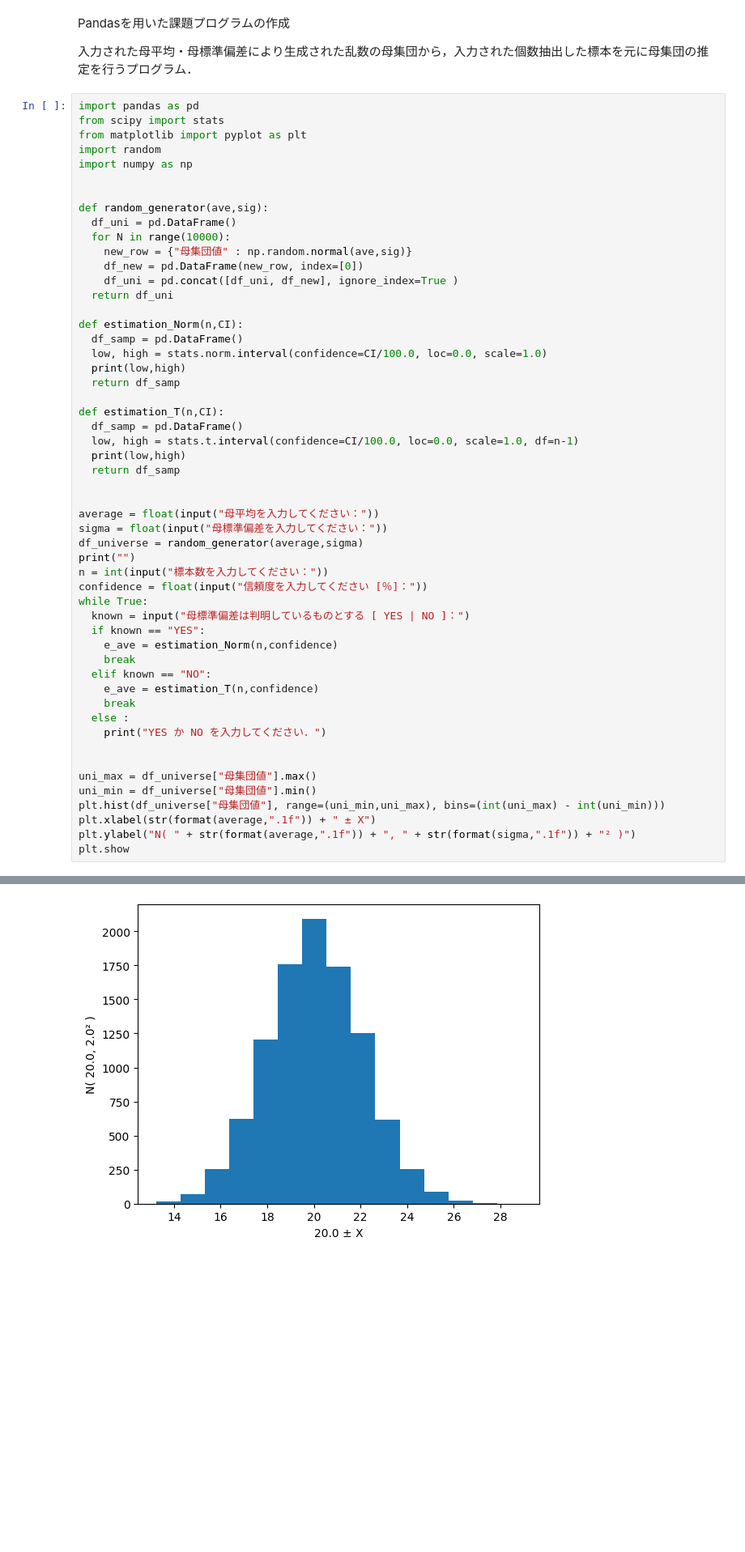
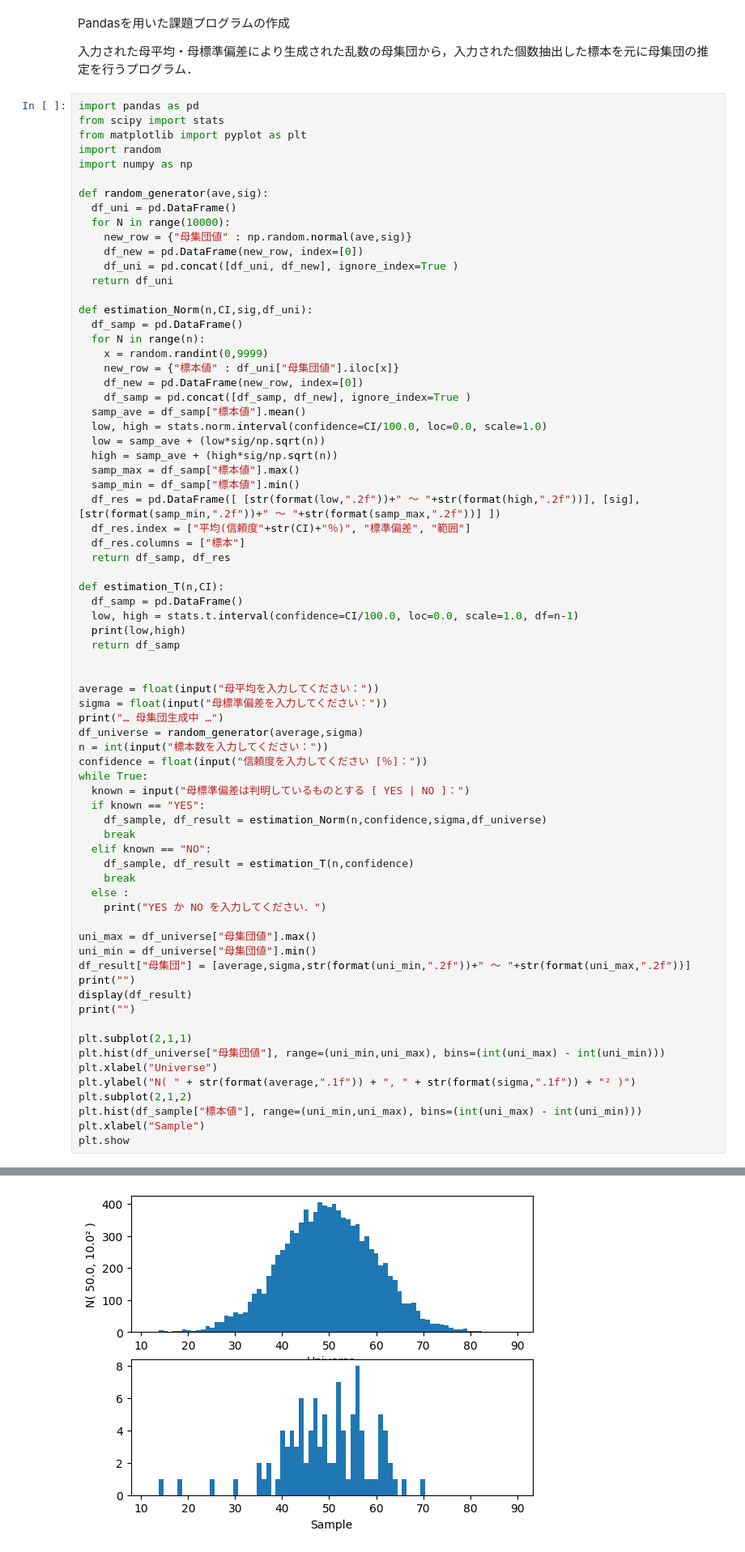
Before and after one commit to Ryoma-HCU/Prog2kakushin, a Jupyter notebook: work1.ipynb, the cells around one changed output, grey strips where cells are left out. Shown at 81% size. Cells and saved outputs as stored; diff of their text form; blank space fills up the shorter version.

```diff
--- a/work1.ipynb
+++ b/work1.ipynb
@@ -10,7 +10,6 @@ from scipy import stats
 from matplotlib import pyplot as plt
 import random
 import numpy as np
-
 
 def random_generator(ave,sig):
   df_uni = pd.DataFrame()
@@ -20,11 +19,23 @@ def random_generator(ave,sig):
     df_uni = pd.concat([df_uni, df_new], ignore_index=True )
   return df_uni
 
-def estimation_Norm(n,CI):
+def estimation_Norm(n,CI,sig,df_uni):
   df_samp = pd.DataFrame()
+  for N in range(n):
+    x = random.randint(0,9999)
+    new_row = {"標本値" : df_uni["母集団値"].iloc[x]}
+    df_new = pd.DataFrame(new_row, index=[0])
+    df_samp = pd.concat([df_samp, df_new], ignore_index=True )
+  samp_ave = df_samp["標本値"].mean()
   low, high = stats.norm.interval(confidence=CI/100.0, loc=0.0, scale=1.0)
-  print(low,high)
-  return df_samp
+  low = samp_ave + (low*sig/np.sqrt(n))
+  high = samp_ave + (high*sig/np.sqrt(n))
+  samp_max = df_samp["標本値"].max()
+  samp_min = df_samp["標本値"].min()
+  df_res = pd.DataFrame([ [str(format(low,".2f"))+" ～ "+str(format(high,".2f"))], [sig], [str(format(samp_min,".2f"))+" ～ "+str(format(samp_max,".2f"))] ])
+  df_res.index = ["平均(信頼度"+str(CI)+"％)", "標準偏差", "範囲"]
+  df_res.columns = ["標本"]
+  return df_samp, df_res
 
 def estimation_T(n,CI):
   df_samp = pd.DataFrame()
@@ -35,26 +46,34 @@ def estimation_T(n,CI):
 
 average = float(input("母平均を入力してください："))
 sigma = float(input("母標準偏差を入力してください："))
+print("… 母集団生成中 …")
 df_universe = random_generator(average,sigma)
-print("")
 n = int(input("標本数を入力してください："))
 confidence = float(input("信頼度を入力してください [％]："))
 while True:
   known = input("母標準偏差は判明しているものとする [ YES | NO ]：")
   if known == "YES":
-    e_ave = estimation_Norm(n,confidence)
+    df_sample, df_result = estimation_Norm(n,confidence,sigma,df_universe)
     break
   elif known == "NO":
-    e_ave = estimation_T(n,confidence)
+    df_sample, df_result = estimation_T(n,confidence)
     break
   else :
     print("YES か NO を入力してください．")
 
-
 uni_max = df_universe["母集団値"].max()
 uni_min = df_universe["母集団値"].min()
+df_result["母集団"] = [average,sigma,str(format(uni_min,".2f"))+" ～ "+str(format(uni_max,".2f"))]
+print("")
+display(df_result)
+print("")
+
+plt.subplot(2,1,1)
 plt.hist(df_universe["母集団値"], range=(uni_min,uni_max), bins=(int(uni_max) - int(uni_min)))
-plt.xlabel(str(format(average,".1f")) + " ± X")
+plt.xlabel("Universe")
 plt.ylabel("N( " + str(format(average,".1f")) + ", " + str(format(sigma,".1f")) + "² )")
+plt.subplot(2,1,2)
+plt.hist(df_sample["標本値"], range=(uni_min,uni_max), bins=(int(uni_max) - int(uni_min)))
+plt.xlabel("Sample")
 plt.show
 # %% [output]
@@ -68,2 +90,2 @@ plt.show
 <function matplotlib.pyplot.show(close=None, block=None)>
-[figure, old version]
+[figure, new version]
```
Also changed, not shown: parts of 1 cell of this notebook.
